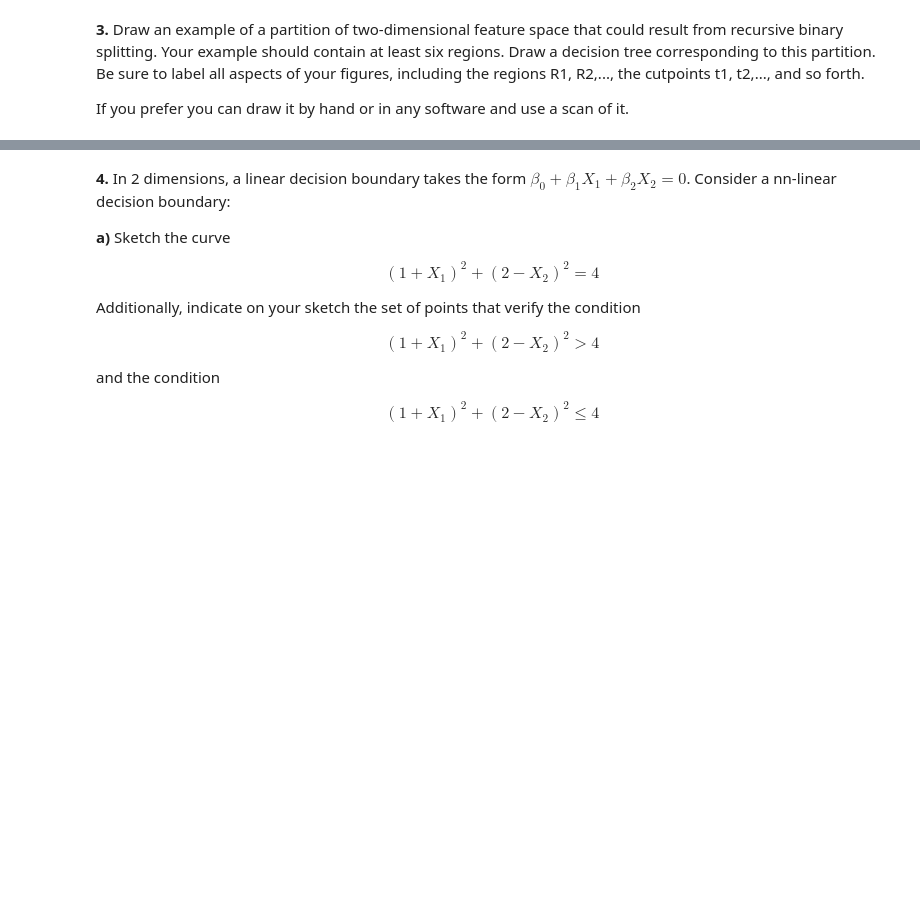
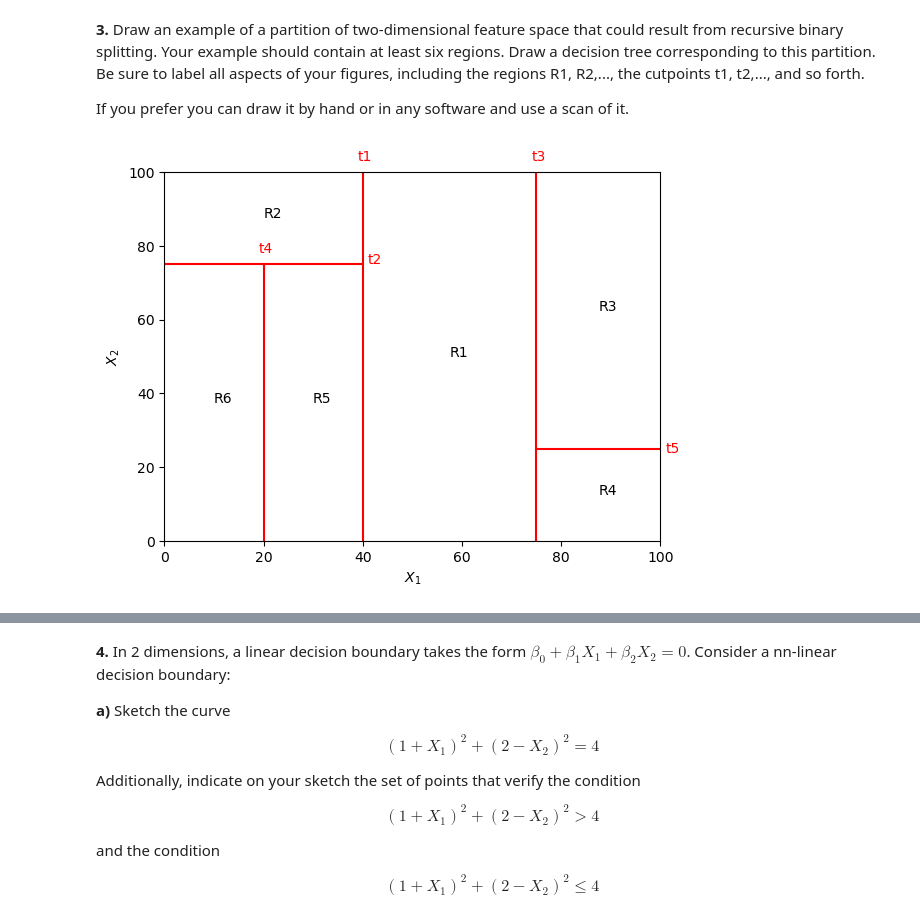
Before and after one commit to andrelopes2001/AA_Project_G6, a Jupyter notebook: laboratory/L4_Arduino/Assignment2_tofill.ipynb, the cells around one changed output, grey strips where cells are left out. Saved outputs shown, nothing was run; the diff lists cells and outputs as text; code cells hidden in the pictures; blank space fills up the shorter version.

```diff
--- a/laboratory/L4_Arduino/Assignment2_tofill.ipynb
+++ b/laboratory/L4_Arduino/Assignment2_tofill.ipynb
@@ -489,3 +522,41 @@ Suppose that $n=2$, $p=2$, $x_{11} = x_{12}$, $x_{21} = x_{22}$. Moreover, suppo
 **3.** Draw an example of a partition of two-dimensional feature space that could result from recursive binary splitting. Your example should contain at least six regions. Draw a decision tree corresponding to this partition. Be sure to label all aspects of your figures, including the regions R1, R2,..., the cutpoints t1, t2,..., and so forth.
 
 If you prefer you can draw it by hand or in any software and use a scan of it.
+# %%
+import matplotlib.pyplot as plt
+
+# Create a figure and a subplot
+fig, ax = plt.subplots()
+
+# Set the x and y limits of the plot
+ax.set_xlim(0, 100)
+ax.set_ylim(0, 100)
+
+# Set the x and y labels of the plot
+ax.set_xlabel("$X_1$")
+ax.set_ylabel("$X_2$")
+
+# Define the cutpoints
+t1 = (40, 0, 40, 100, 1, 39, 95)
+t2 = (0, 75, 40, 75, 2, 41, 67)
+t3 = (75, 0, 75, 100, 3, 74, 95)
+t4 = (20, 0, 20, 75, 4, 19, 70)
+t5 = (75, 25, 100, 25, 5, 101, 16)
+
+# Draw the lines and add the labels for the cutpoints
+for t in [t1, t2, t3, t4, t5]:
+    ax.plot([t[0], t[2]], [t[1], t[3]], c='red')
+    ax.text(t[5], t[6] + 8, f"t{t[4]}", color='red')
+
+# Add the labels for the regions
+ax.text((40 + 75) / 2, 50, "R1")
+ax.text(20, (100 + 75) / 2, "R2")
+ax.text((75 + 100) / 2, (100 + 25) / 2, "R3")
+ax.text((75 + 100) / 2, 25 / 2, "R4")
+ax.text(30, 75 / 2, "R5")
+ax.text(10, 75 / 2, "R6")
+
+# Show the plot
+plt.show()
+# %% [output]
+[figure, added]
```
Also changed, not shown: parts of 7 cells of this notebook, 1 other file.
